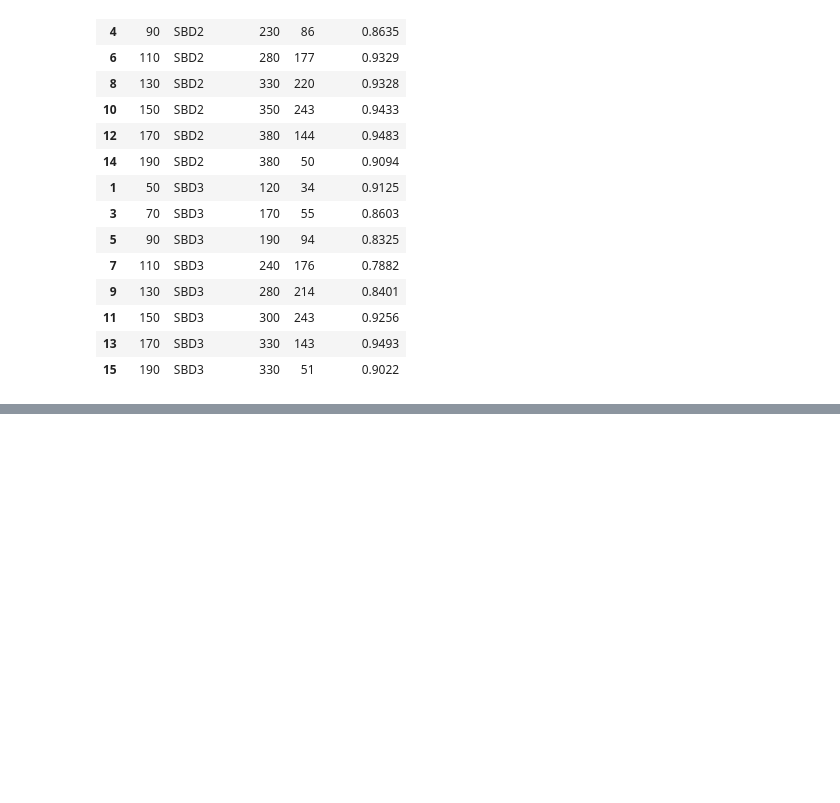
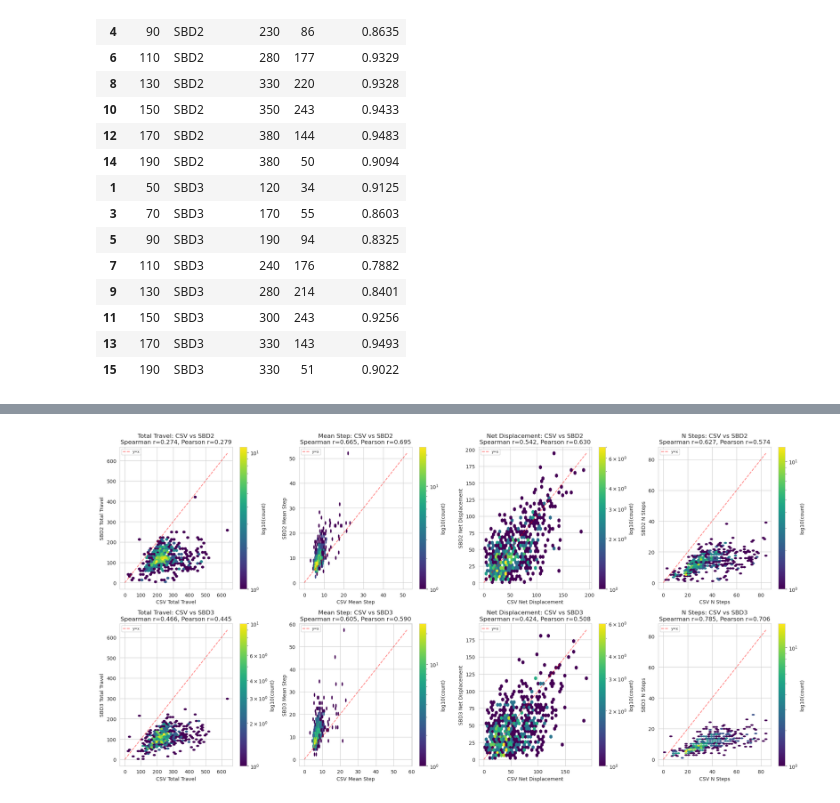
Before and after one commit to IcyFermion/embryogenesis, a Jupyter notebook: cbriggsae_comparison/analysis.ipynb, the cells around one changed output, grey strips where cells are left out. Drawn from its saved outputs; the diff is of its cells as text; code cells hidden in the pictures; blank space fills up the shorter version.

```diff
--- a/cbriggsae_comparison/analysis.ipynb
+++ b/cbriggsae_comparison/analysis.ipynb
@@ -573,0 +655,35 @@ Correlation sweep across timepoints:
+# %%
+# ============================================================
+# Travel metrics scatter: CSV vs SBD (both embryos)
+# ============================================================
+fig, axes = plt.subplots(2, 4, figsize=(20, 10))
+
+metric_keys = ['total', 'mean_step', 'net_disp', 'n_steps']
+comparisons = [('CSV vs SBD2', csv_travel, sbd2_travel, common_t12, 'CSV', 'SBD2'),
+               ('CSV vs SBD3', csv_travel, sbd3_travel, common_t13, 'CSV', 'SBD3')]
+
+for row, (comp_label, ta, tb, common, xlab, ylab) in enumerate(comparisons):
+    for col, metric in enumerate(metric_keys):
+        ax = axes[row, col]
+        va = np.array([ta[c][metric] for c in common])
+        vb = np.array([tb[c][metric] for c in common])
+
+        hb = ax.hexbin(va, vb, gridsize=40, cmap='viridis', mincnt=1, bins='log')
+        plt.colorbar(hb, ax=ax, label='log10(count)')
+
+        max_val = max(va.max(), vb.max())
+        ax.plot([0, max_val], [0, max_val], 'r--', alpha=0.5, label='y=x')
+
+        sr = travel_results[metric][comp_label]['spearman_r']
+        pr = travel_results[metric][comp_label]['pearson_r']
+        ax.set_xlabel(f'{xlab} {metric_labels[metric]}')
+        ax.set_ylabel(f'{ylab} {metric_labels[metric]}')
+        ax.set_title(f'{metric_labels[metric]}: {comp_label}\n'
+                     f'Spearman r={sr:.3f}, Pearson r={pr:.3f}')
+        ax.legend(fontsize=7)
+
+plt.tight_layout()
+plt.savefig(OUTPUT_DIR / 'travel_metrics_comparison.png', dpi=150, bbox_inches='tight')
+plt.show()
+# %% [output]
+[figure, added]
```
Also changed, not shown: parts of 16 cells of this notebook, 23 other files.
